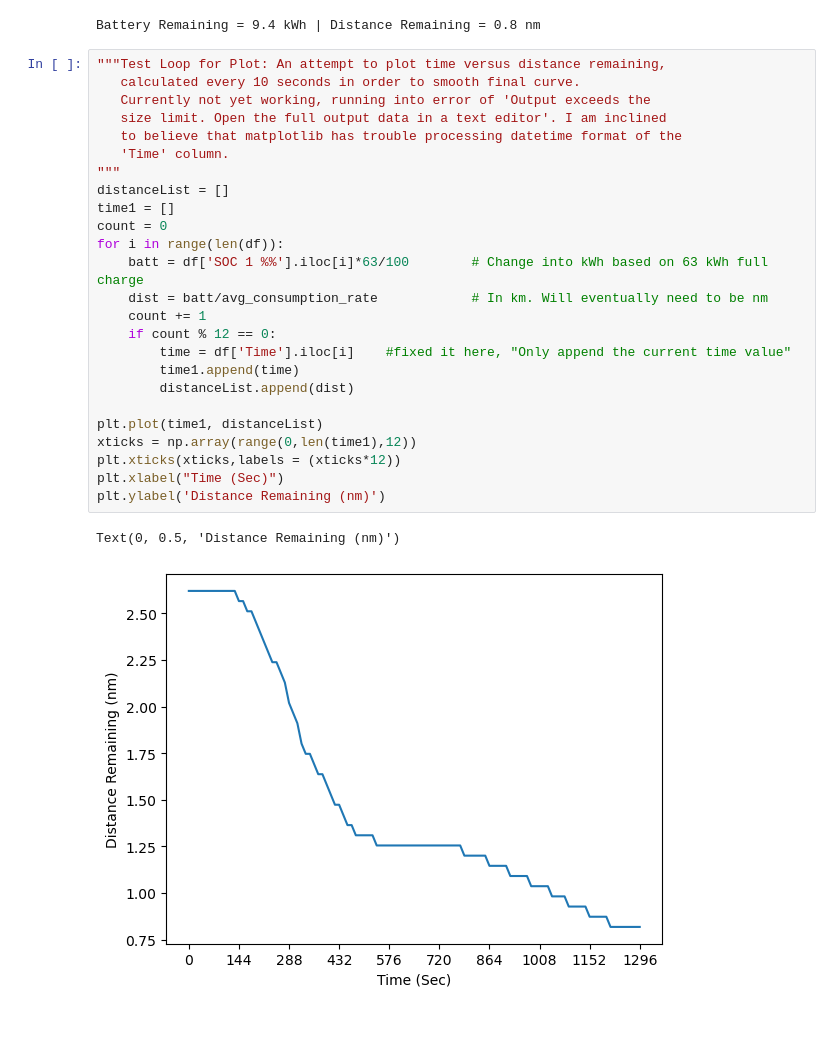
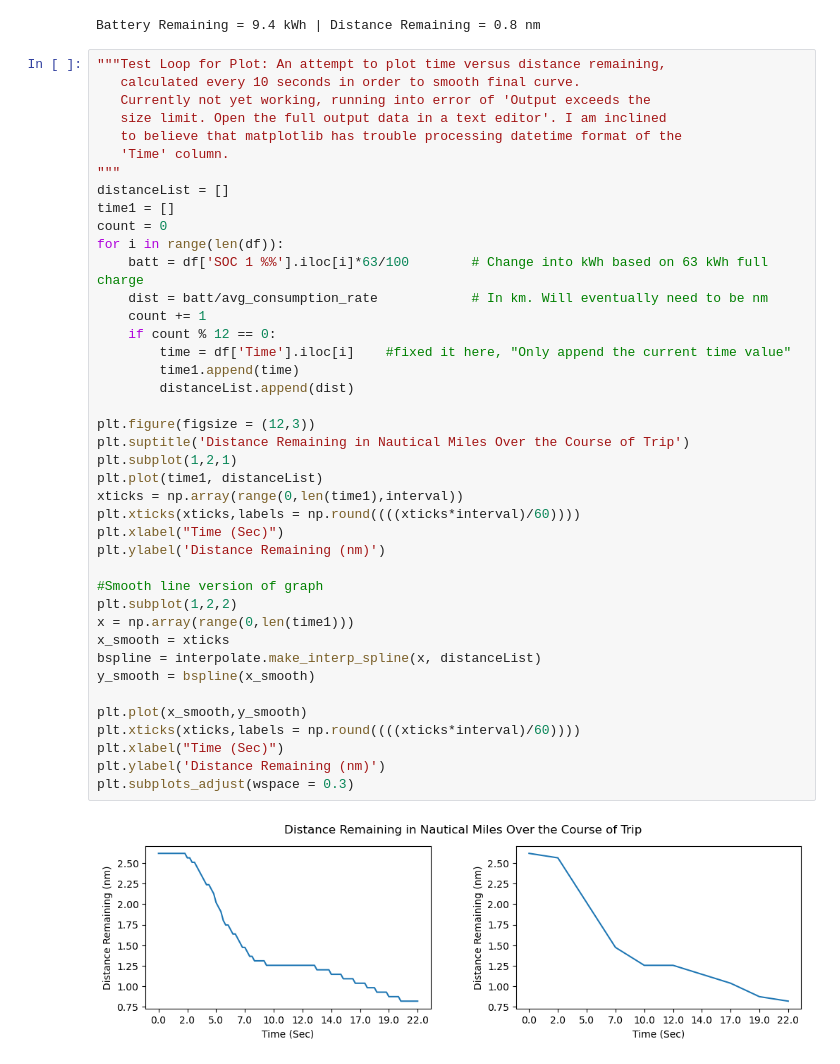
Before and after one commit to eliu420/photon-range-estimator, a Jupyter notebook: Guppy_test_loop.ipynb, the cells around one changed output. Saved outputs shown, nothing was run; the diff lists cells and outputs as text; blank space fills up the shorter version.

Commit message:
Graph changes

```diff
--- a/Guppy_test_loop.ipynb
+++ b/Guppy_test_loop.ipynb
@@ -86,28 +87,43 @@ Battery Remaining = 9.4 kWh | Distance Remaining = 0.8 nm
 # %%
 """Test Loop for Plot: An attempt to plot time versus distance remaining,
    calculated every 10 seconds in order to smooth final curve.
    Currently not yet working, running into error of 'Output exceeds the
    size limit. Open the full output data in a text editor'. I am inclined
    to believe that matplotlib has trouble processing datetime format of the
    'Time' column.
 """
 distanceList = []
 time1 = []
 count = 0
 for i in range(len(df)):
     batt = df['SOC 1 %%'].iloc[i]*63/100        # Change into kWh based on 63 kWh full charge
     dist = batt/avg_consumption_rate            # In km. Will eventually need to be nm
     count += 1
     if count % 12 == 0:
         time = df['Time'].iloc[i]    #fixed it here, "Only append the current time value"
         time1.append(time)
         distanceList.append(dist)
 
+plt.figure(figsize = (12,3))
+plt.suptitle('Distance Remaining in Nautical Miles Over the Course of Trip')
+plt.subplot(1,2,1)
 plt.plot(time1, distanceList)
-xticks = np.array(range(0,len(time1),12))
-plt.xticks(xticks,labels = (xticks*12))
+xticks = np.array(range(0,len(time1),interval))
+plt.xticks(xticks,labels = np.round((((xticks*interval)/60))))
 plt.xlabel("Time (Sec)")
 plt.ylabel('Distance Remaining (nm)')
+
+#Smooth line version of graph
+plt.subplot(1,2,2)
+x = np.array(range(0,len(time1)))
+x_smooth = xticks
+bspline = interpolate.make_interp_spline(x, distanceList)
+y_smooth = bspline(x_smooth)
+
+plt.plot(x_smooth,y_smooth)
+plt.xticks(xticks,labels = np.round((((xticks*interval)/60))))
+plt.xlabel("Time (Sec)")
+plt.ylabel('Distance Remaining (nm)')
+plt.subplots_adjust(wspace = 0.3)
 # %% [output]
-Text(0, 0.5, 'Distance Remaining (nm)')
-[figure, old version]
+[figure, new version]
```
Also changed, not shown: parts of 1 cell of this notebook.
